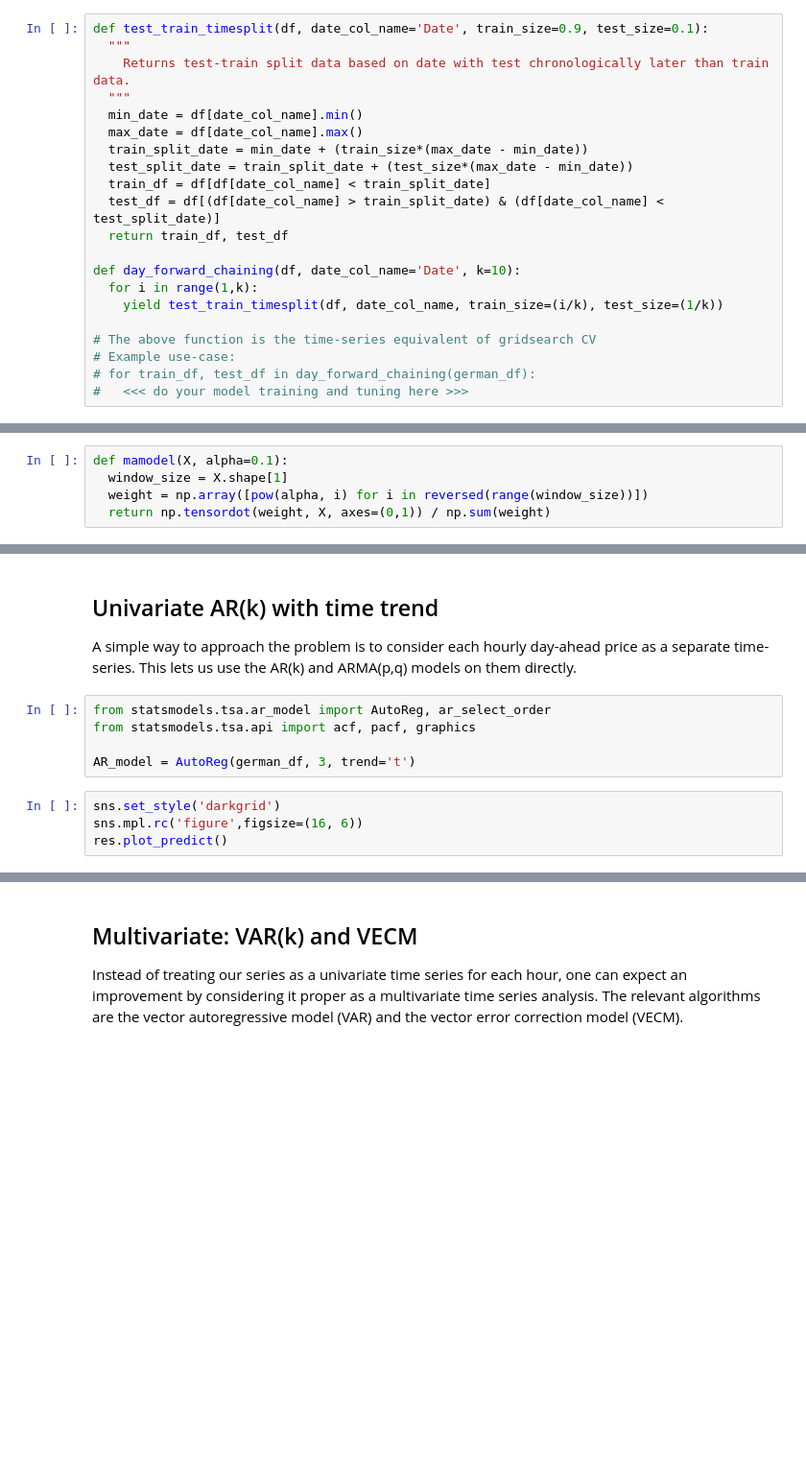
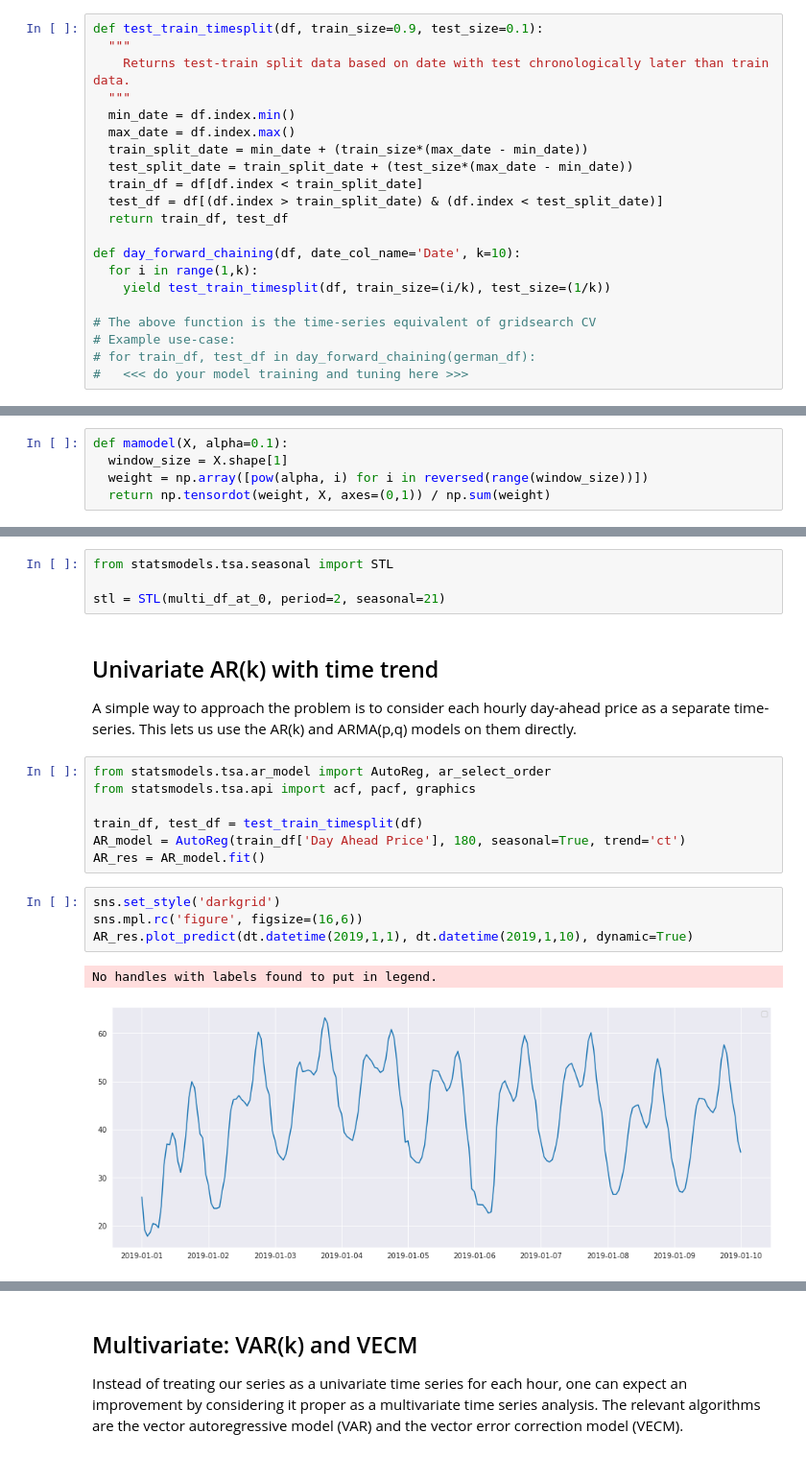
Before and after one commit to sandeshbhatjr/energy-prediction, a Jupyter notebook: docs/ep_statistical_models.ipynb, the cells around one changed output, grey strips where cells are left out. Shown at 96% size. Cells and saved outputs as stored; diff of their text form; blank space fills up the shorter version.

```diff
--- a/docs/ep_statistical_models.ipynb
+++ b/docs/ep_statistical_models.ipynb
@@ -96,19 +141,19 @@ To cover pt. 1, we create a function to extract dataset into a train and test fo
 # %%
-def test_train_timesplit(df, date_col_name='Date', train_size=0.9, test_size=0.1):
+def test_train_timesplit(df, train_size=0.9, test_size=0.1):
   """
     Returns test-train split data based on date with test chronologically later than train data.
   """
-  min_date = df[date_col_name].min()
-  max_date = df[date_col_name].max()
+  min_date = df.index.min()
+  max_date = df.index.max()
   train_split_date = min_date + (train_size*(max_date - min_date))
   test_split_date = train_split_date + (test_size*(max_date - min_date))
-  train_df = df[df[date_col_name] < train_split_date]
-  test_df = df[(df[date_col_name] > train_split_date) & (df[date_col_name] < test_split_date)]
+  train_df = df[df.index < train_split_date]
+  test_df = df[(df.index > train_split_date) & (df.index < test_split_date)]
   return train_df, test_df
 
 def day_forward_chaining(df, date_col_name='Date', k=10):
   for i in range(1,k):
-    yield test_train_timesplit(df, date_col_name, train_size=(i/k), test_size=(1/k))
+    yield test_train_timesplit(df, train_size=(i/k), test_size=(1/k))
 
 # The above function is the time-series equivalent of gridsearch CV
 # Example use-case:
@@ -189,3 +222,7 @@ The above technique is a very simple one; there are far more sophistical statist
+# %%
+from statsmodels.tsa.seasonal import STL
+
+stl = STL(multi_df_at_0, period=2, seasonal=21)
 # %% [markdown]
 ## Univariate AR(k) with time trend
 
@@ -194,8 +231,13 @@ A simple way to approach the problem is to consider each hourly day-ahead price
 from statsmodels.tsa.ar_model import AutoReg, ar_select_order
 from statsmodels.tsa.api import acf, pacf, graphics
 
-AR_model = AutoReg(german_df, 3, trend='t')
+train_df, test_df = test_train_timesplit(df)
+AR_model = AutoReg(train_df['Day Ahead Price'], 180, seasonal=True, trend='ct')
+AR_res = AR_model.fit()
 # %%
 sns.set_style('darkgrid')
-sns.mpl.rc('figure',figsize=(16, 6))
-res.plot_predict()
+sns.mpl.rc('figure', figsize=(16,6))
+AR_res.plot_predict(dt.datetime(2019,1,1), dt.datetime(2019,1,10), dynamic=True)
+# %% [output]
+No handles with labels found to put in legend.
+[figure, added]
```
Also changed, not shown: parts of 40 cells of this notebook.
